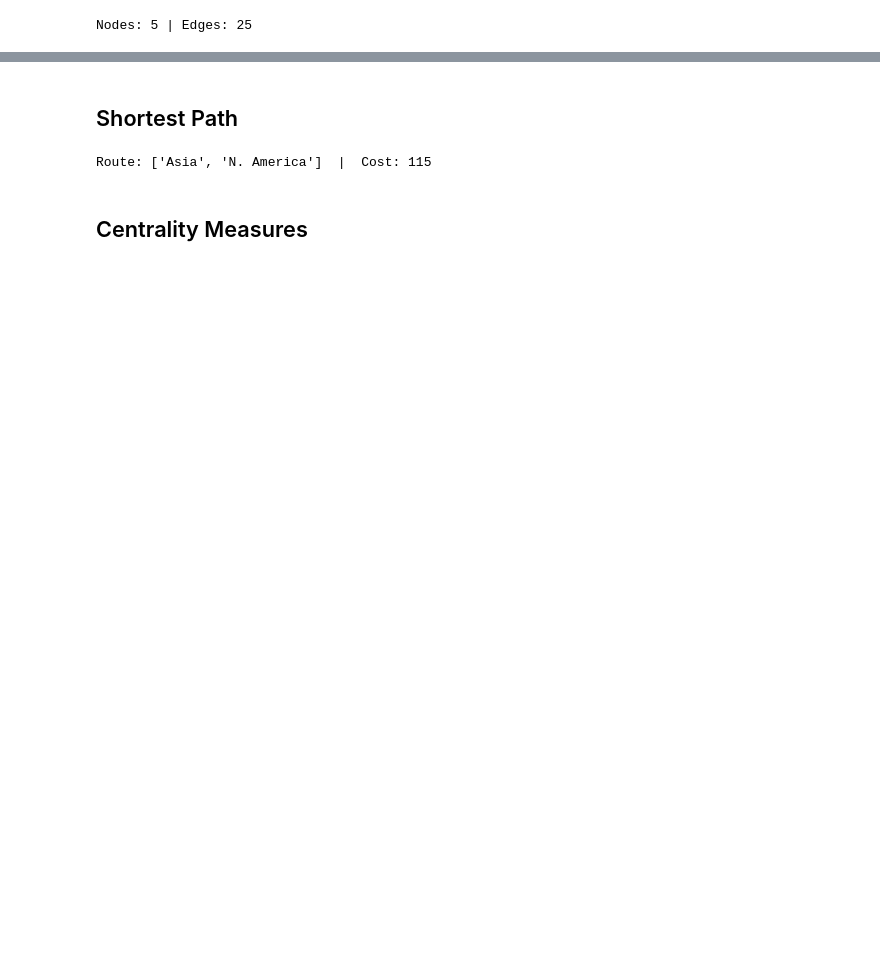
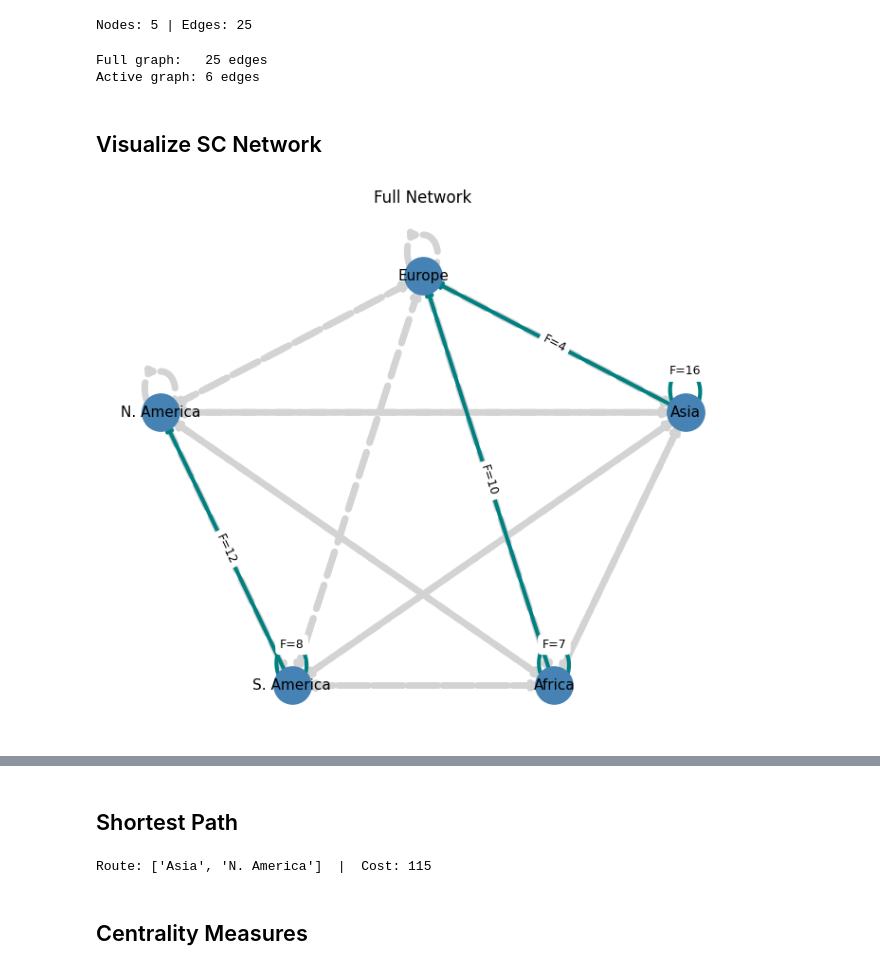
Before and after one commit to deepakawl/supplychain-analytics-teaching, a Jupyter notebook: Network_Analysis.ipynb, the cells around one changed output, grey strips where cells are left out. Drawn from its saved outputs; the diff is of its cells as text; code cells hidden in the pictures; blank space fills up the shorter version.

```diff
--- a/Network_Analysis.ipynb
+++ b/Network_Analysis.ipynb
@@ -36,3 +62,47 @@ nx.set_node_attributes(G, attrs)
 print(f'Nodes: {G.number_of_nodes()} | Edges: {G.number_of_edges()}')
 # %% [output]
 Nodes: 5 | Edges: 25
+# %%
+# Active graph (Flow > 0 only)
+G_active = nx.from_pandas_edgelist(
+    edges[edges['Flow'] > 0],
+    source='Source', target='Target',
+    edge_attr=['Cost', 'Flow'],
+    create_using=nx.DiGraph()
+)
+nx.set_node_attributes(G_active, nodes.set_index('ID').to_dict('index'))
+
+print(f"Full graph:   {G.number_of_edges()} edges")
+print(f"Active graph: {G_active.number_of_edges()} edges")
+# %% [output]
+Full graph:   25 edges
+Active graph: 6 edges
+# %% [markdown]
+## Visualize SC Network
+# %%
+pos = {'N. America': (-2, 1), 'S. America': (-1, -1),
+       'Europe': (0, 2), 'Asia': (2, 1), 'Africa': (1, -1)}
+
+def draw_network(g, pos, title):
+    inactive = [(u, v) for u, v, d in g.edges(data=True) if d['Flow'] == 0]
+    active   = [(u, v) for u, v, d in g.edges(data=True) if d['Flow'] > 0]
+
+    fig, ax = plt.subplots(figsize=(7, 6))
+    nx.draw_networkx_edges(g, pos, ax=ax, edgelist=inactive,
+                           edge_color='lightgray', style='dashed', arrows=True, width=4)
+    nx.draw_networkx_edges(g, pos, ax=ax, edgelist=active,
+                           edge_color='teal', arrows=True, width=4)
+    nx.draw_networkx_nodes(g, pos, ax=ax, node_color='steelblue', node_size=800)
+    nx.draw_networkx_labels(g, pos, ax=ax, font_color='black', font_size=11)
+    nx.draw_networkx_edge_labels(g, pos, ax=ax, font_size=9,
+                                  edge_labels={(u, v): f"F={d['Flow']}"
+                                               for u, v, d in g.edges(data=True) if d['Flow'] > 0})
+    ax.set_title(title)
+    ax.axis('off')
+    plt.tight_layout()
+    plt.show()
+# %%
+# ── Figure 1: Full network ────────────────────────────────────────────────────
+draw_network(G, pos, 'Full Network')
+# %% [output]
+[figure, added]
```
Also changed, not shown: parts of 17 cells of this notebook.
